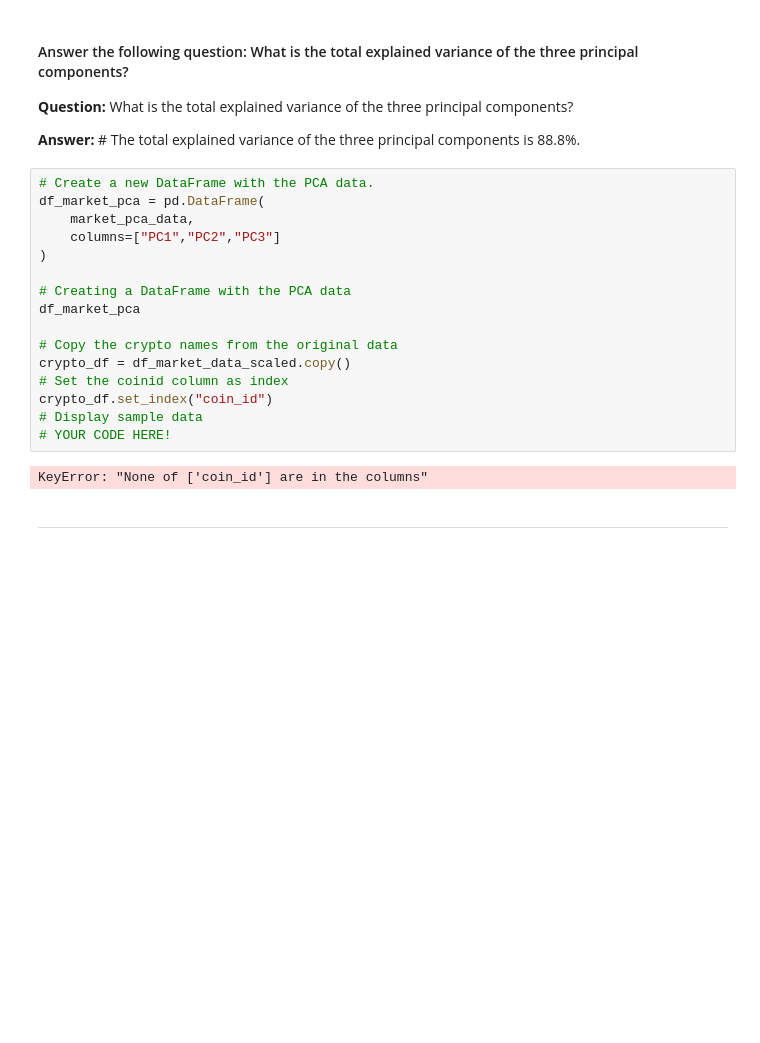
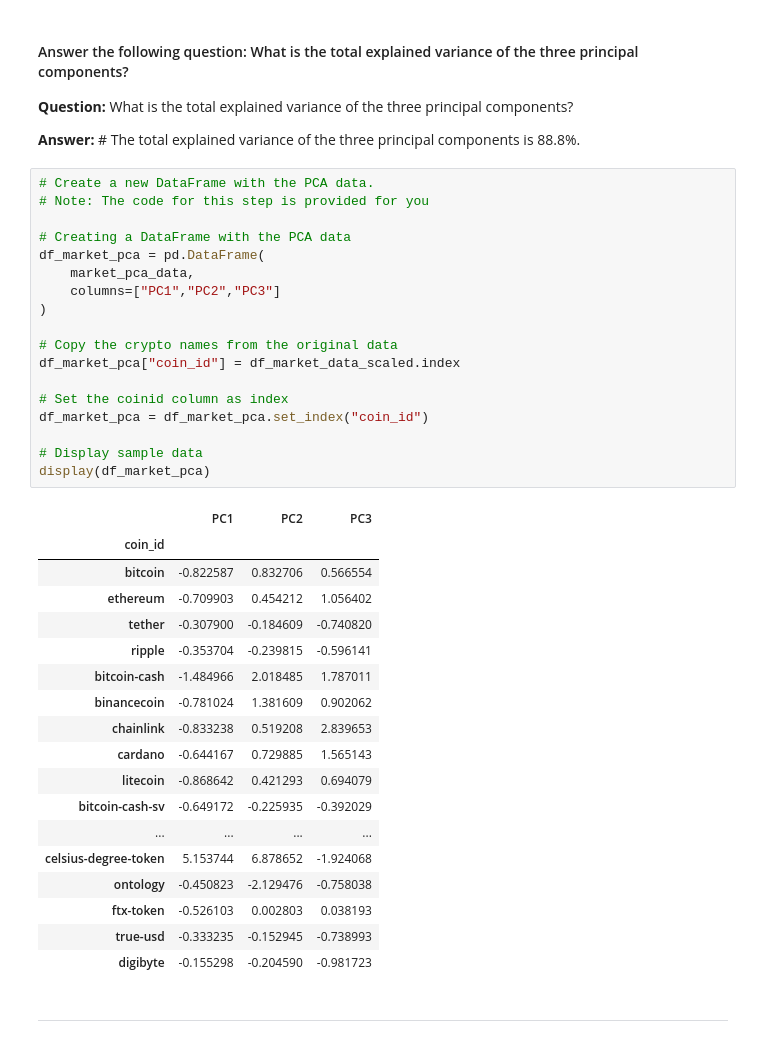
Before and after one commit to winniemei/Fintech2022, a Jupyter notebook: Assignment10/crypto_investments.ipynb, the cells around one changed output. Cells and saved outputs as stored; diff of their text form; blank space fills up the shorter version.

```diff
--- a/Assignment10/crypto_investments.ipynb
+++ b/Assignment10/crypto_investments.ipynb
@@ -289,22 +289,41 @@ array([0.3738947 , 0.32920008, 0.1850154 ])
 **Answer:** # The total explained variance of the three principal components is 88.8%.
 # %%
 # Create a new DataFrame with the PCA data.
+# Note: The code for this step is provided for you
+
+# Creating a DataFrame with the PCA data
 df_market_pca = pd.DataFrame(
     market_pca_data,
     columns=["PC1","PC2","PC3"]
 )
 
-# Creating a DataFrame with the PCA data
-df_market_pca
+# Copy the crypto names from the original data
+df_market_pca["coin_id"] = df_market_data_scaled.index
 
-# Copy the crypto names from the original data
-crypto_df = df_market_data_scaled.copy()
 # Set the coinid column as index
-crypto_df.set_index("coin_id")
+df_market_pca = df_market_pca.set_index("coin_id")
+
 # Display sample data
-# YOUR CODE HERE!
+display(df_market_pca)
 # %% [output]
-KeyError: "None of ['coin_id'] are in the columns"
+|  | PC1 | PC2 | PC3 |
+| coin_id |  |  |  |
+| bitcoin | -0.822587 | 0.832706 | 0.566554 |
+| ethereum | -0.709903 | 0.454212 | 1.056402 |
+| tether | -0.307900 | -0.184609 | -0.740820 |
+| ripple | -0.353704 | -0.239815 | -0.596141 |
+| bitcoin-cash | -1.484966 | 2.018485 | 1.787011 |
+| binancecoin | -0.781024 | 1.381609 | 0.902062 |
+| chainlink | -0.833238 | 0.519208 | 2.839653 |
+| cardano | -0.644167 | 0.729885 | 1.565143 |
+| litecoin | -0.868642 | 0.421293 | 0.694079 |
+| bitcoin-cash-sv | -0.649172 | -0.225935 | -0.392029 |
+| ... | ... | ... | ... |
+| celsius-degree-token | 5.153744 | 6.878652 | -1.924068 |
+| ontology | -0.450823 | -2.129476 | -0.758038 |
+| ftx-token | -0.526103 | 0.002803 | 0.038193 |
+| true-usd | -0.333235 | -0.152945 | -0.738993 |
+| digibyte | -0.155298 | -0.204590 | -0.981723 |
 # %% [markdown]
 ---
 # %% [markdown]
```
Also changed, not shown: parts of 2 cells of this notebook.
